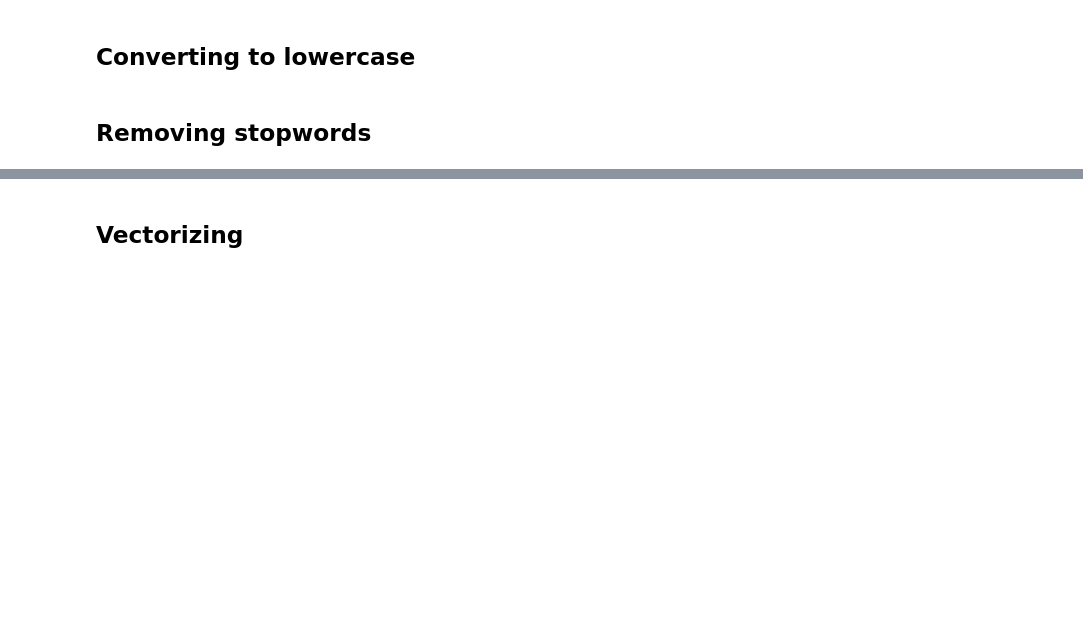
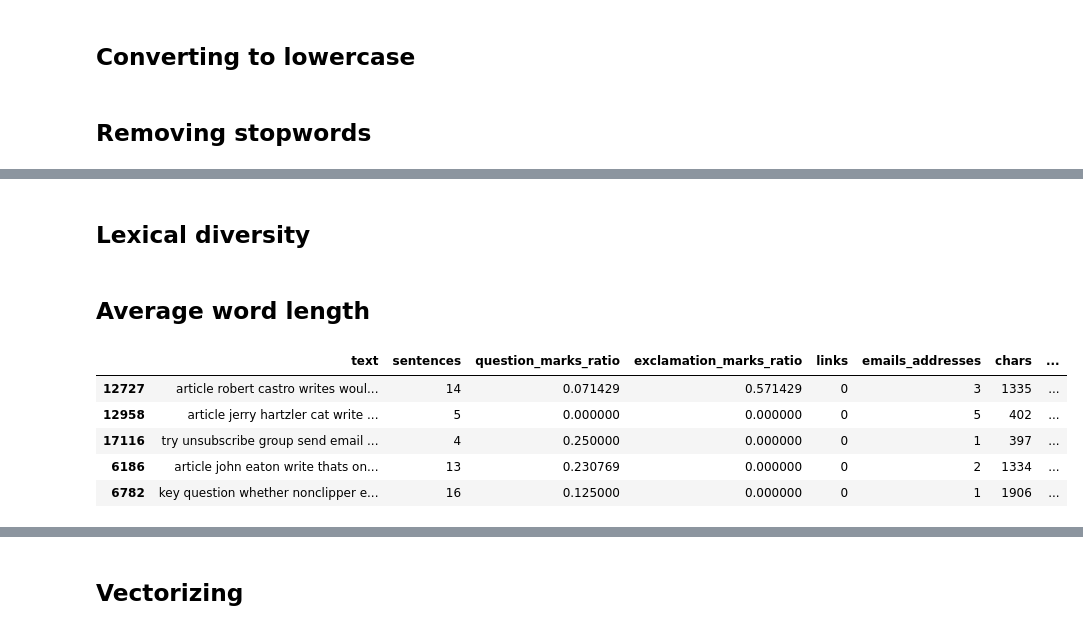
Before and after one commit to szuvarska/NLPClustering, a Jupyter notebook: preprocessing.ipynb, the cells around one changed output, grey strips where cells are left out. Cells and saved outputs as stored; diff of their text form; code cells hidden in the pictures; blank space fills up the shorter version.

```diff
--- a/preprocessing.ipynb
+++ b/preprocessing.ipynb
@@ -182,0 +207,2 @@ df['text'] = df['text'].apply(lemmatize_text)
+# %% [markdown]
+## Lexical diversity
@@ -182,0 +211,2 @@ df['text'] = df['text'].apply(lemmatize_text)
+# %% [markdown]
+## Average word length
@@ -182,0 +215,9 @@ df['text'] = df['text'].apply(lemmatize_text)
+# %%
+df.head()
+# %% [output]
+|  | text | sentences | question_marks_ratio | exclamation_marks_ratio | links | emails_addresses | chars | ... |
+| 12727 | article robert castro writes woul... | 14 | 0.071429 | 0.571429 | 0 | 3 | 1335 | ... |
+| 12958 | article jerry hartzler cat write ... | 5 | 0.000000 | 0.000000 | 0 | 5 | 402 | ... |
+| 17116 | try unsubscribe group send email ... | 4 | 0.250000 | 0.000000 | 0 | 1 | 397 | ... |
+| 6186 | article john eaton write thats on... | 13 | 0.230769 | 0.000000 | 0 | 2 | 1334 | ... |
+| 6782 | key question whether nonclipper e... | 16 | 0.125000 | 0.000000 | 0 | 1 | 1906 | ... |
```
Also changed, not shown: parts of 18 cells of this notebook.
